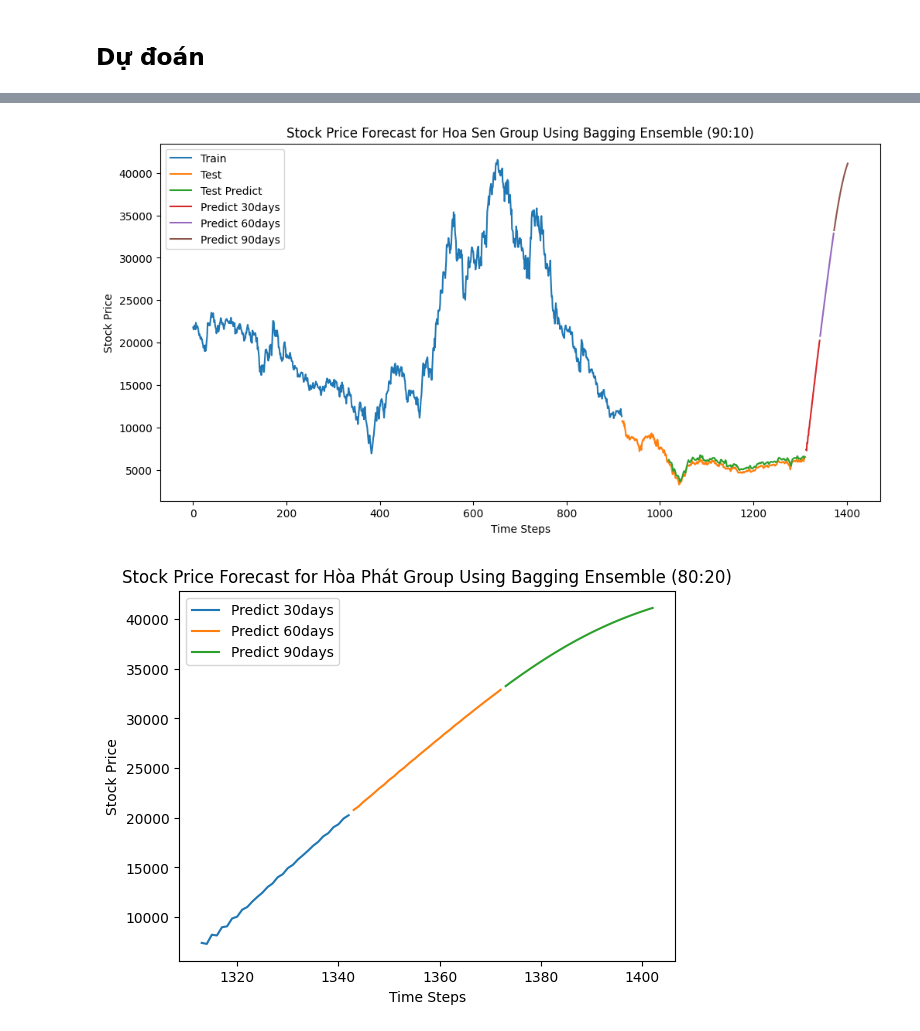
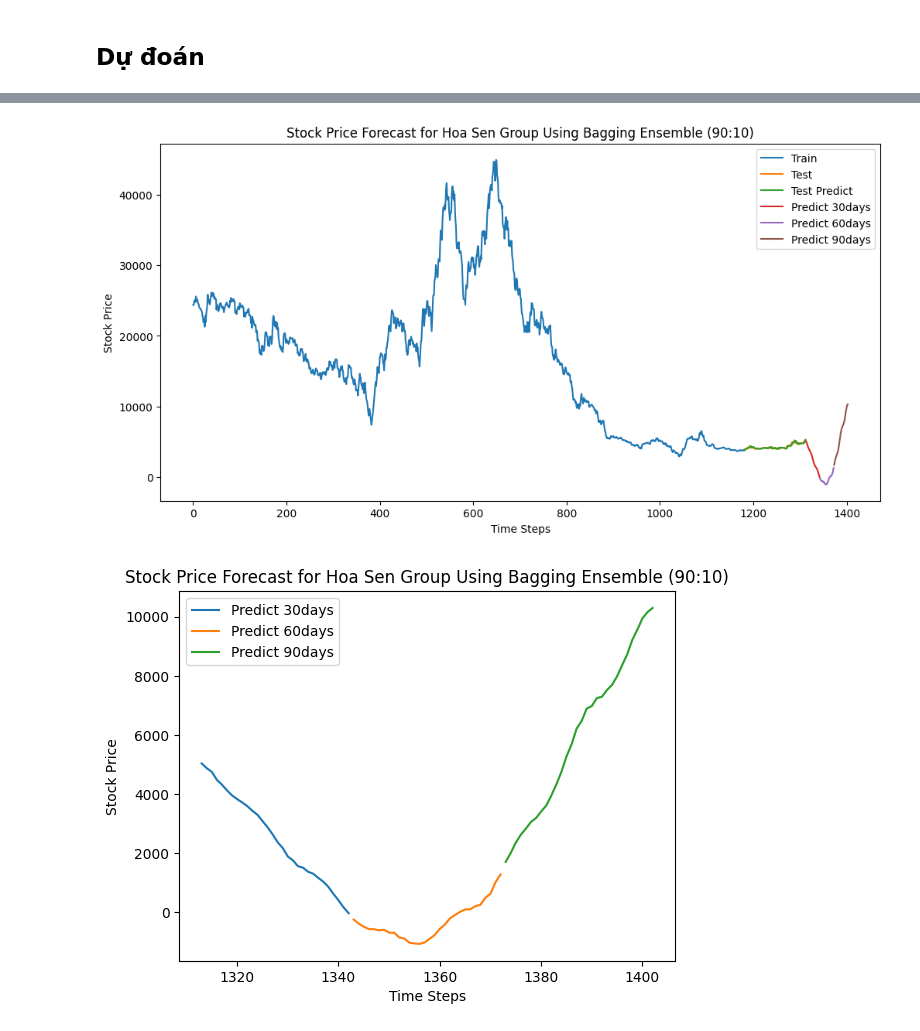
Before and after one commit to xuanquynhle/IS403.O21.HTCL_Team5, a Jupyter notebook: BaggingModel/HSG_BaggingRNN_90_10.ipynb, the cells around one changed output, grey strips where cells are left out. Drawn from its saved outputs; the diff is of its cells as text; code cells hidden in the pictures.

```diff
--- a/BaggingModel/HSG_BaggingRNN_90_10.ipynb
+++ b/BaggingModel/HSG_BaggingRNN_90_10.ipynb
@@ -15,7 +15,7 @@ from keras.layers import Dense, SimpleRNN
 from sklearn.metrics import mean_squared_error, mean_absolute_error, mean_absolute_percentage_error
 
 # 2. Đọc file csv và gắng index với giá Price
-df = pd.read_csv('HSG Historical Data.csv',sep=",")
+df = pd.read_csv('NKG Historical Data.csv',sep=",")
 df1 = df.reset_index()['Price']
 
 # 3. Scaler data
@@ -23,10 +23,10 @@ scaler=MinMaxScaler(feature_range=(0,1))
 df1=scaler.fit_transform(np.array(df1).reshape(-1,1))
 
 # 4. Chia train test
-train_size = int(0.7 * len(df1))
-test_size = int(0.3 * len(df1))
+train_size = int(0.9 * len(df1))
+test_size = int(0.1 * len(df1))
 train_data = df1[:train_size]
-test_data = df1[train_size:train_size+test_size]
+test_data = df1[train_size:]
 
 # 5. Hàm Create Dataset (convert an array of values into a dataset matrix)
 def create_dataset(dataset, time_step=1):
@@ -39,8 +39,10 @@ def create_dataset(dataset, time_step=1):
 
 #6. Reshape into X=t,t+1,t+2..t+99 and Y=t+100
 time_step = 100
+train_last_windowsize = train_data[-time_step-1:]
+test_data_extended = np.concatenate((train_last_windowsize, test_data), axis=0)
 X_train, y_train = create_dataset(train_data, time_step)
-X_test, y_test = create_dataset(test_data, time_step)
+X_test, y_test = create_dataset(test_data_extended, time_step)
 
 # 7. Reshape input to be [samples, time steps, features] which is required for LSTM
 X_train =X_train.reshape(X_train.shape[0],X_train.shape[1] , 1)
@@ -175,33 +177,30 @@ next_90_days_df = pd.DataFrame(next_90_days_inv, index=next_90_days_index, colum
 # %%
-
 # Plot the data
 plt.figure(figsize=(12, 6))
 
 # Plot the training data
-train_data_index = pd.RangeIndex(start=0, stop=train_size, step=1)
+train_data_index = pd.RangeIndex(start=0, stop=len(train_data), step=1)
 plt.plot(train_data_index, scaler.inverse_transform(train_data), label='Train')
 
 # Plot the testing data
-test_data_index = pd.RangeIndex(start=train_size, stop=train_size + test_size, step=1)
+test_data_index = pd.RangeIndex(start=len(train_data), stop=len(train_data) + len(test_data), step=1)
 plt.plot(test_data_index, scaler.inverse_transform(test_data), label='Test')
 
-
 # Plot test predictions
-plt.plot(test_predict_df.index, test_predict_df['Adj Close'], label='Test Predict')
-
+plt.plot(test_data_index, test_predict_df['Adj Close'])
 # Plot next 90 days predictions
 plt.plot(next_90_days_df.index[:30], next_90_days_df['Adj Close'][:30], label='Next 30 days')
 plt.plot(next_90_days_df.index[30:60], next_90_days_df['Adj Close'][30:60], label='Next 60 days')
 plt.plot(next_90_days_df.index[60:], next_90_days_df['Adj Close'][60:], label='Next 90 days')
 
 # Add title and labels
 plt.title('Stock Price Forecast for Hoa Sen Group Using Bagging Ensemble (90:10)')
 plt.xlabel('Time Steps')
 plt.ylabel('Stock Price')
 plt.legend(['Train', 'Test', 'Test Predict', 'Predict 30days', 'Predict 60days', 'Predict 90days'])
 plt.show()
 # %% [output]
-[figure, old version]
+[figure, new version]
 # %%
 # Plot next 90 days predictions
 plt.plot(next_90_days_df.index[:30], next_90_days_df['Adj Close'][:30], label='Next 30 days')
@@ -209,13 +208,13 @@ plt.plot(next_90_days_df.index[30:60], next_90_days_df['Adj Close'][30:60], labe
 plt.plot(next_90_days_df.index[60:], next_90_days_df['Adj Close'][60:], label='Next 90 days')
 
 # Add title and labels
-plt.title('Stock Price Forecast for Hòa Phát Group Using Bagging Ensemble (80:20)')
+plt.title('Stock Price Forecast for Hoa Sen Group Using Bagging Ensemble (90:10)')
 plt.xlabel('Time Steps')
 plt.ylabel('Stock Price')
 plt.legend([ 'Predict 30days', 'Predict 60days', 'Predict 90days'])
 plt.show()
 # %% [output]
-[figure, old version]
+[figure, new version]
 # %%
 # Visualize the results
 plt.figure(figsize=(14, 7))
```
Also changed, not shown: parts of 4 cells of this notebook, 3 other files.
